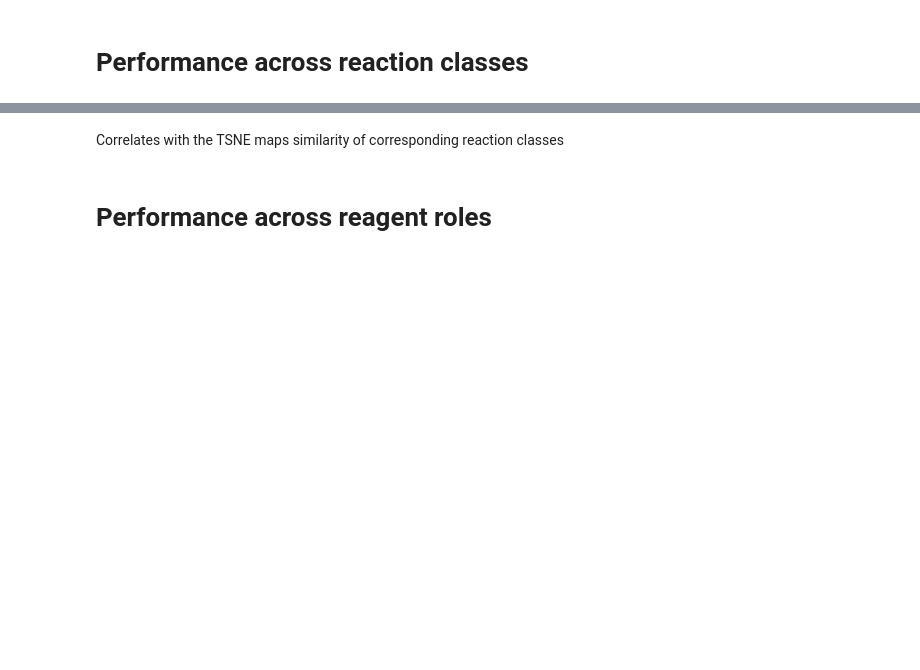
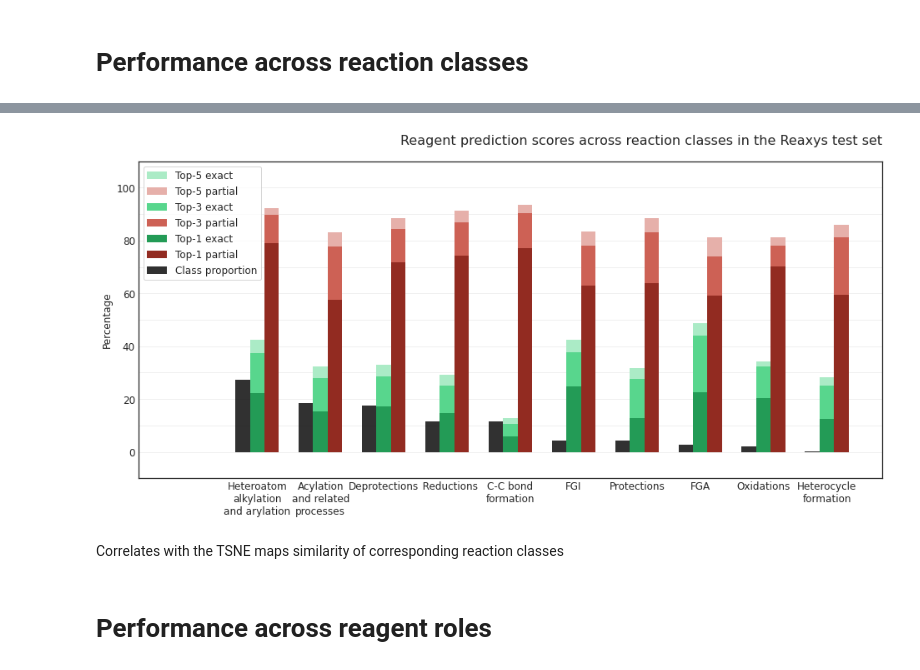
Before and after one commit to Academich/reagents, a Jupyter notebook: notebooks/Results.ipynb, the cells around one changed output, grey strips where cells are left out. Drawn from its saved outputs; the diff is of its cells as text; code cells hidden in the pictures; blank space fills up the shorter version.

```diff
--- a/notebooks/Results.ipynb
+++ b/notebooks/Results.ipynb
@@ -790,14 +1162,16 @@ CLASS_COLORS
 # %%
 plot_performance_across_classes(
     unique_rxn_perf["General class"], # test["General class"]
     unique_rxn_perf[topn_exact_match_acc.columns], # topn_exact_match_acc
     unique_rxn_perf[topn_partial_match_acc.columns], # topn_partial_match_acc
-    figsize=(16, 15),
-    width=0.39,
-    fontsize=20
+    figsize=(16, 7),
+    width=0.23,
+    fontsize=18
 )
-plt.savefig("reaxys_classes_new.png", dpi=300)
+plt.savefig("reaxys_classes_new.pdf", dpi=600)
 plt.show()
+# %% [output]
+[figure, added]
 # %% [markdown]
 Correlates with the TSNE maps similarity of corresponding reaction classes
 # %% [markdown]
```
Also changed, not shown: parts of 98 cells of this notebook.
